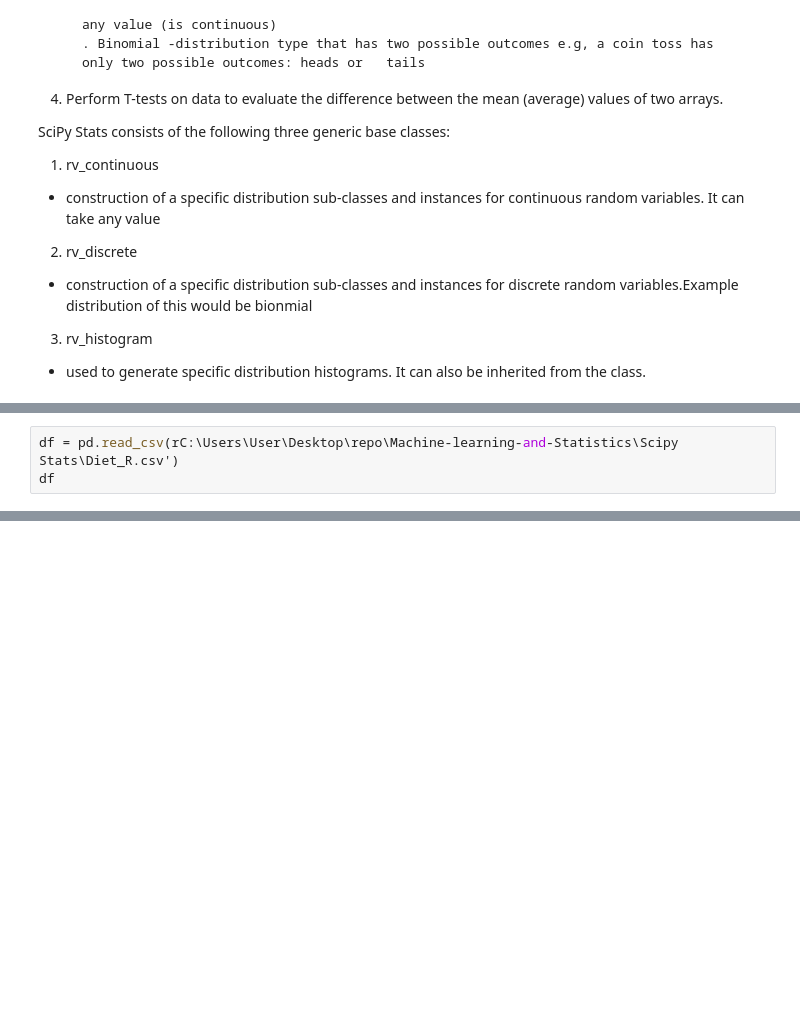
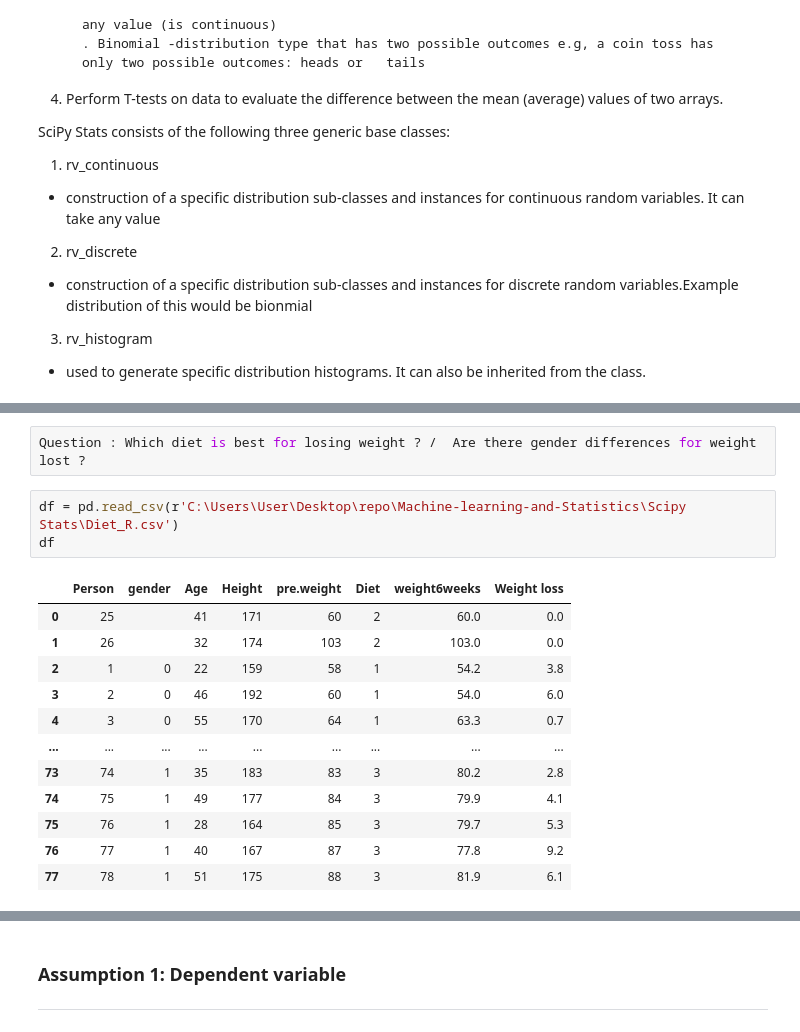
Before and after one commit to MichelleMoran431/Machine-learning-and-Statistics, a Jupyter notebook: Scipy Stats/scipy-stats.ipynb, the cells around one changed output, grey strips where cells are left out. Drawn from its saved outputs; the diff is of its cells as text; blank space fills up the shorter version.

```diff
--- a/Scipy Stats/scipy-stats.ipynb
+++ b/Scipy Stats/scipy-stats.ipynb
@@ -52,4 +75,18 @@ import scipy.special as spec
+# %%
+Question : Which diet is best for losing weight ? /  Are there gender differences for weight lost ?
 # %%
-df = pd.read_csv(rC:\Users\User\Desktop\repo\Machine-learning-and-Statistics\Scipy Stats\Diet_R.csv')
+df = pd.read_csv(r'C:\Users\User\Desktop\repo\Machine-learning-and-Statistics\Scipy Stats\Diet_R.csv')
 df
 # %% [output]
+|  | Person | gender | Age | Height | pre.weight | Diet | weight6weeks | Weight loss |
+| 0 | 25 |  | 41 | 171 | 60 | 2 | 60.0 | 0.0 |
+| 1 | 26 |  | 32 | 174 | 103 | 2 | 103.0 | 0.0 |
+| 2 | 1 | 0 | 22 | 159 | 58 | 1 | 54.2 | 3.8 |
+| 3 | 2 | 0 | 46 | 192 | 60 | 1 | 54.0 | 6.0 |
+| 4 | 3 | 0 | 55 | 170 | 64 | 1 | 63.3 | 0.7 |
+| ... | ... | ... | ... | ... | ... | ... | ... | ... |
+| 73 | 74 | 1 | 35 | 183 | 83 | 3 | 80.2 | 2.8 |
+| 74 | 75 | 1 | 49 | 177 | 84 | 3 | 79.9 | 4.1 |
+| 75 | 76 | 1 | 28 | 164 | 85 | 3 | 79.7 | 5.3 |
+| 76 | 77 | 1 | 40 | 167 | 87 | 3 | 77.8 | 9.2 |
+| 77 | 78 | 1 | 51 | 175 | 88 | 3 | 81.9 | 6.1 |
@@ -56,0 +94,3 @@ SyntaxError: (unicode error) 'unicodeescape' codec can't decode bytes in positio
+# %% [markdown]
+### Assumption 1: Dependent variable
+**************************************
```
Also changed, not shown: parts of 20 cells of this notebook, 20 other files.
